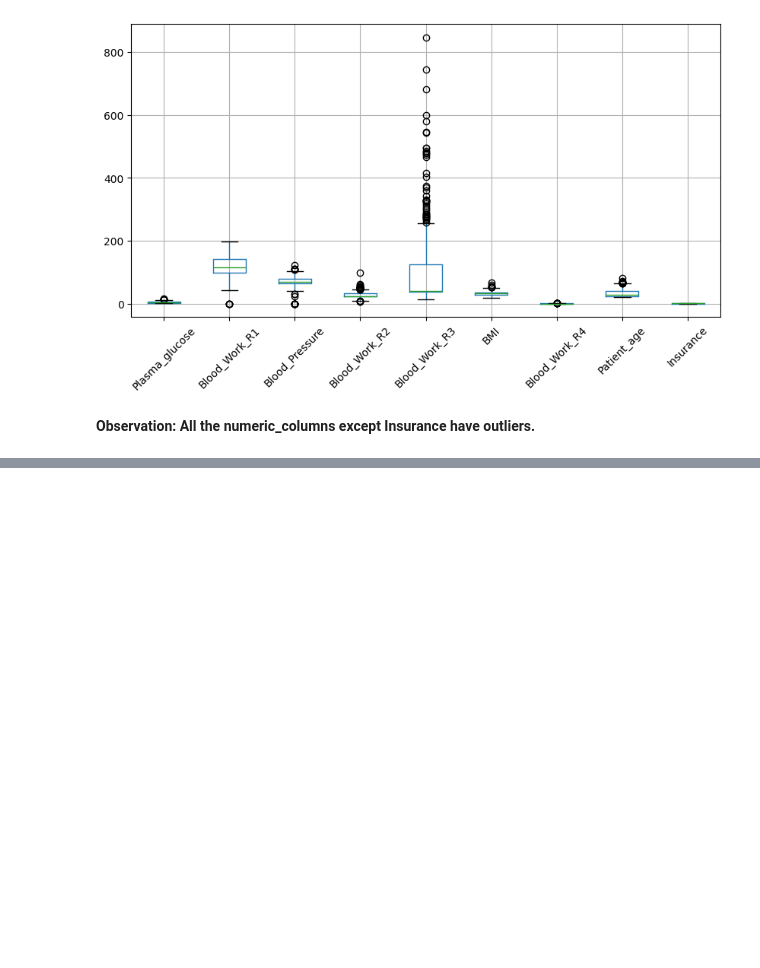
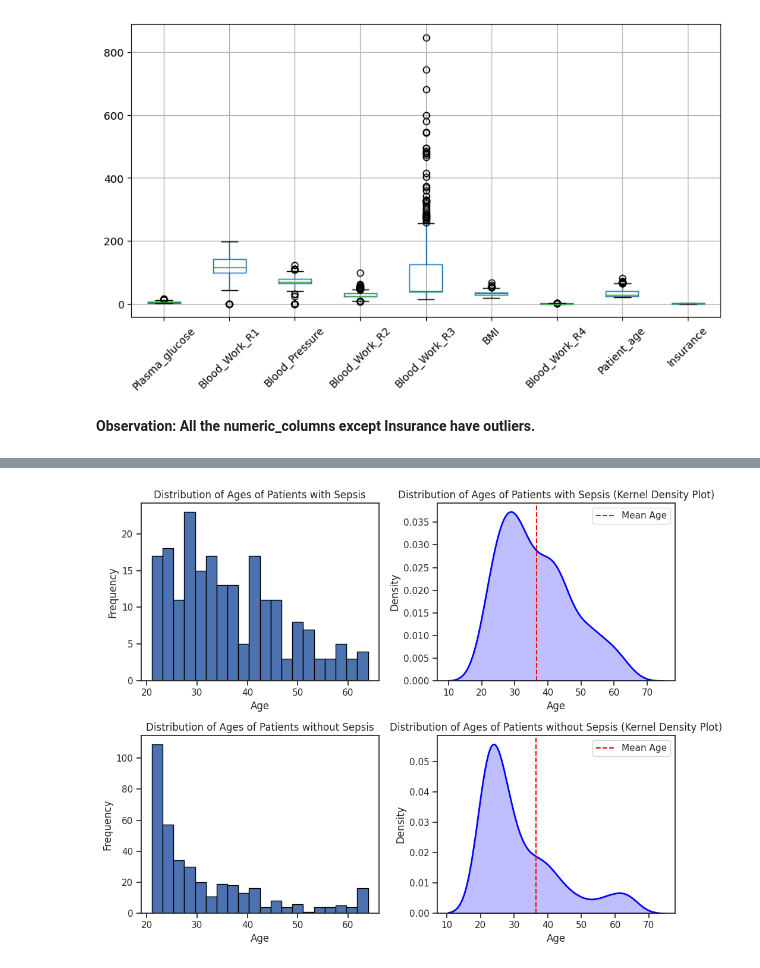
Before and after one commit to sparkysparo/Machine-Learning-for-Early-Prediction-Detection-and-Monitoring-of-Sepsis-in-A-E-and-ICU, a Jupyter notebook: Project_MSC_Machine_Learning_for_Early_Prediction,Detection_and_Monitoring_of_Sepsis_in_A&E_and_ICU_Settings.ipynb, the cells around one changed output, grey strips where cells are left out. Drawn from its saved outputs; the diff is of its cells as text; code cells hidden in the pictures; blank space fills up the shorter version.

```diff
--- a/Project_MSC_Machine_Learning_for_Early_Prediction,Detection_and_Monitoring_of_Sepsis_in_A&E_and_ICU_Settings.ipynb
+++ b/Project_MSC_Machine_Learning_for_Early_Prediction,Detection_and_Monitoring_of_Sepsis_in_A&E_and_ICU_Settings.ipynb
@@ -461,0 +574,4 @@ plt.show()
+# %%
+# get a DataFrame for positive and another for neagtive cases
+positive_cases = train_data[train_data['Sepsis'] == 'Positive']
+negative_cases = train_data[train_data['Sepsis'] == 'Negative']
@@ -461,0 +580,3 @@ plt.show()
+# %%
+positive_age_stats = positive_cases['Patient_age'].describe()
+positive_age_stats
@@ -461,0 +614,43 @@ plt.show()
+# %%
+# Extract the 'age' column from the DataFrame
+ages_positive = positive_cases['Patient_age']
+ages_negative = negative_cases['Patient_age']
+
+positive_mean_age = positive_age_stats['mean']
+
+# Set up the figure and axes
+fig, axes = plt.subplots(2, 2, figsize=(10, 8))
+
+# Plot 1: Distribution of Ages for Patients with Sepsis
+axes[0, 0].hist(ages_positive, bins=20, edgecolor='black')
+axes[0, 0].set_xlabel('Age')
+axes[0, 0].set_ylabel('Frequency')
+axes[0, 0].set_title('Distribution of Ages of Patients with Sepsis')
+
+sns.kdeplot(ages_positive, shade=True, color='blue', linewidth=2, ax=axes[0, 1])
+axes[0, 1].axvline(positive_mean_age, color='red', linestyle='--', label='Mean Age')
+axes[0, 1].set_xlabel('Age')
+axes[0, 1].set_ylabel('Density')
+axes[0, 1].set_title('Distribution of Ages of Patients with Sepsis (Kernel Density Plot)')
+axes[0, 1].legend()
+
+# Plot 2: Distribution of Ages for Patients without Sepsis
+axes[1, 0].hist(ages_negative, bins=20, edgecolor='black')
+axes[1, 0].set_xlabel('Age')
+axes[1, 0].set_ylabel('Frequency')
+axes[1, 0].set_title('Distribution of Ages of Patients without Sepsis')
+
+sns.kdeplot(ages_negative, shade=True, color='blue', linewidth=2, ax=axes[1, 1])
+axes[1, 1].axvline(positive_mean_age, color='red', linestyle='--', label='Mean Age')
+axes[1, 1].set_xlabel('Age')
+axes[1, 1].set_ylabel('Density')
+axes[1, 1].set_title('Distribution of Ages of Patients without Sepsis (Kernel Density Plot)')
+axes[1, 1].legend()
+
+# Adjust the layout
+plt.tight_layout()
+
+# Show the plots
+plt.show()
+# %% [output]
+[figure, added]
```
Also changed, not shown: parts of 14 cells of this notebook.
